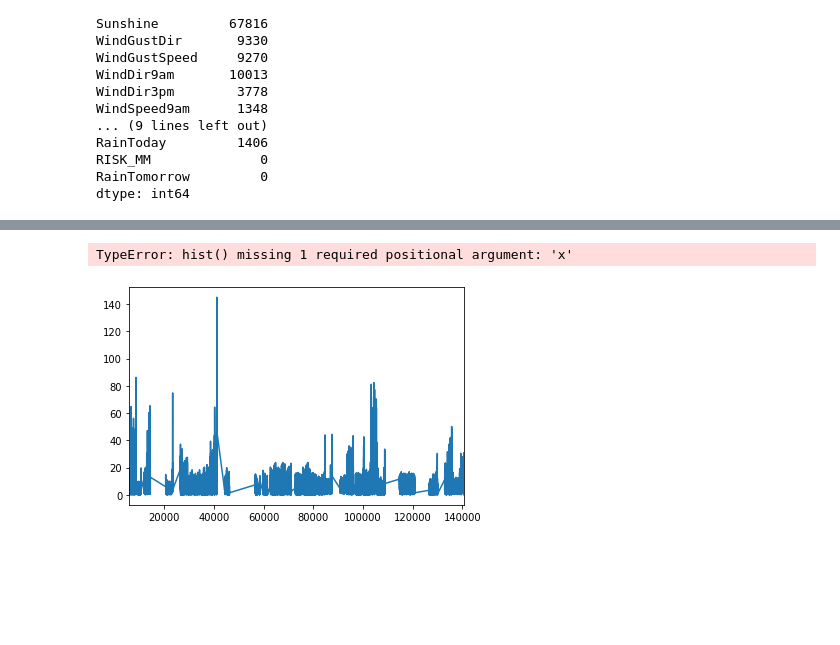
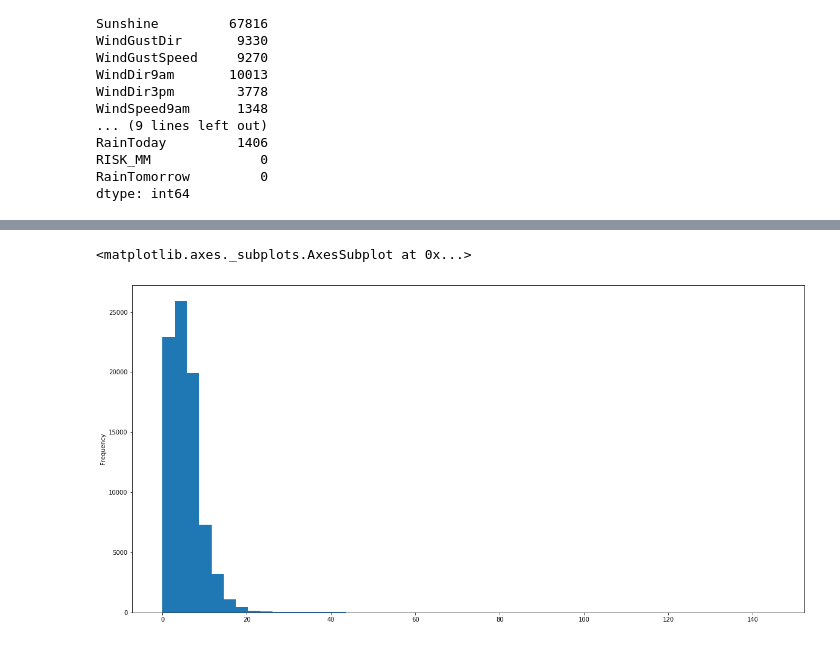
Before and after one commit to fecuva/DataScienceTEc, a Jupyter notebook: tarea3/Tarea3.ipynb, the cells around one changed output, grey strips where cells are left out. Drawn from its saved outputs; the diff is of its cells as text; code cells hidden in the pictures; blank space fills up the shorter version.

```diff
--- a/tarea3/Tarea3.ipynb
+++ b/tarea3/Tarea3.ipynb
@@ -84,6 +82,6 @@ df[df["Evaporation"].isnull()==False]
 # %%
-d= df[df["Evaporation"].isnull()==False]
-d["Evaporation"].plot().hist(bins = 12,alpha =)
+df[(df["Evaporation"].isnull()==False)]
+df["Evaporation"].plot.hist(bins = 50,alpha =1,figsize=(20,10))
 # %% [output]
-TypeError: hist() missing 1 required positional argument: 'x'
+<matplotlib.axes._subplots.AxesSubplot at 0x...>
-[figure, old version]
+[figure, new version]
```
Also changed, not shown: parts of 17 cells of this notebook.
